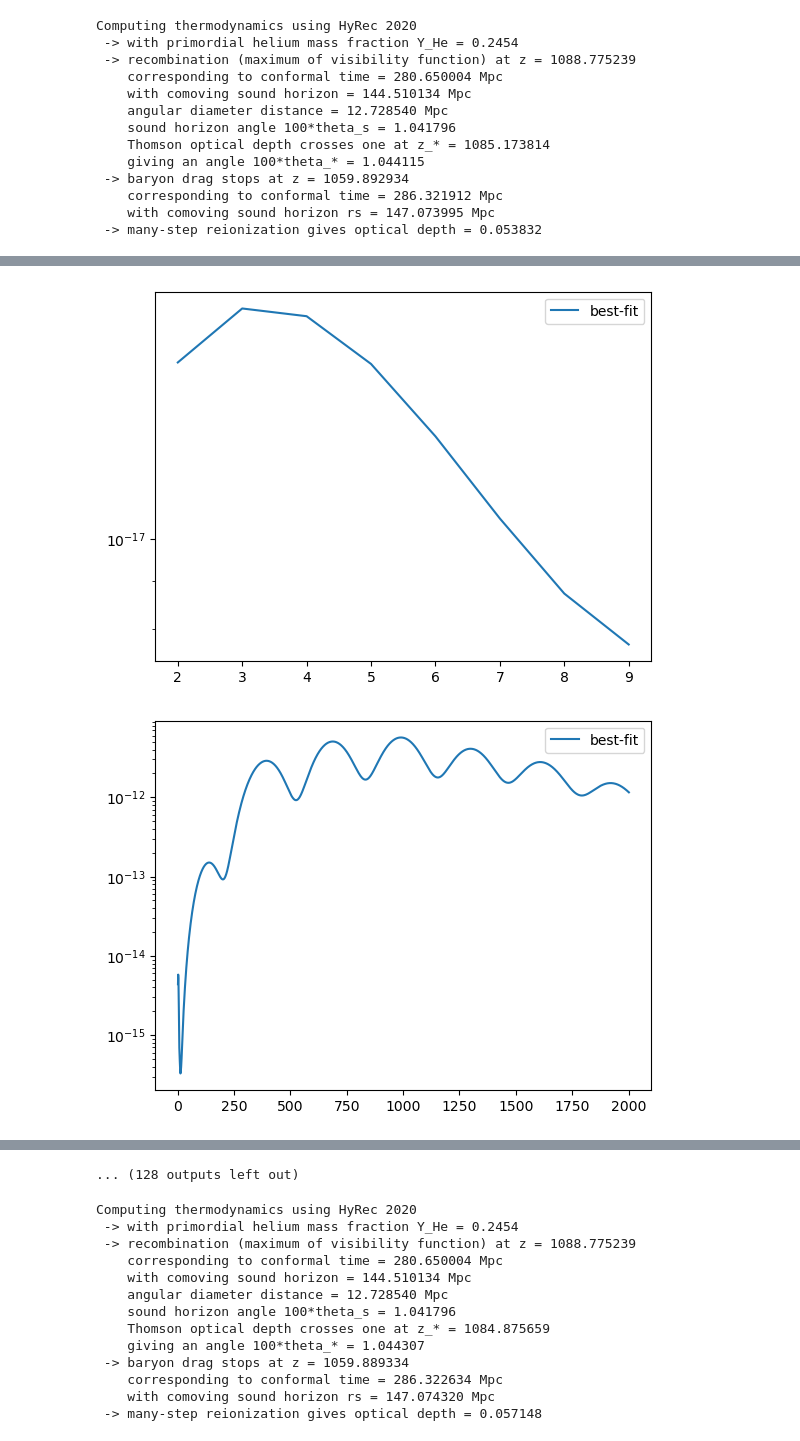
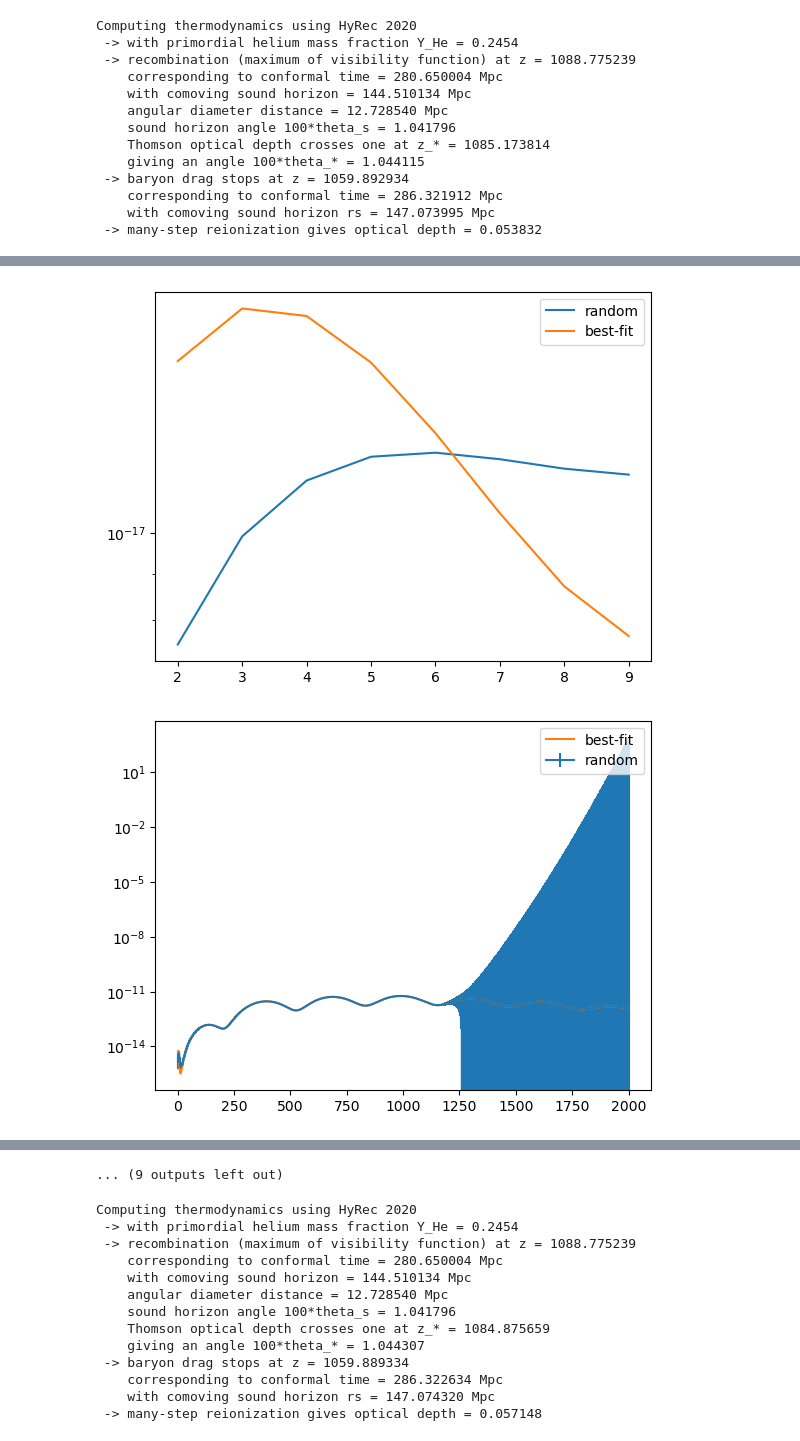
Before and after one commit to HanchunJiang/class_rei, a Jupyter notebook: test.ipynb, the cells around one changed output, grey strips where cells are left out. Cells and saved outputs as stored; diff of their text form; code cells hidden in the pictures.

```diff
--- a/test.ipynb
+++ b/test.ipynb
@@ -22,3 +17,0 @@ best_fit=np.load("result_24_02_15/middle/2002/best_fit.npy")
-# %%
-for i in range(len(best_fit)):
-    print(best_fit[i,0]-7*0.00015)
@@ -94,5 +66,5 @@ array([7.5e-03, 1.0e+01])
 # %%
-for i in range(len(points)):
+for i in range(3):#len(points)):
     points[i].run()
 
     data1=np.loadtxt("/home/hcjiang/class/output/a_check00_cl_lensed.dat")
@@ -139,2 +111,2 @@ Computing thermodynamics using HyRec 2020
-[figure, old version]
+[figure, new version]
-[figure, old version]
+[figure, new version]
@@ -161,4 +133,4 @@ Computing thermodynamics using HyRec 2020
-... (128 outputs left out)
+... (9 outputs left out)
 # %%
 points[-1].run()
 # %% [output]
```
Also changed, not shown: parts of 6 cells of this notebook.
